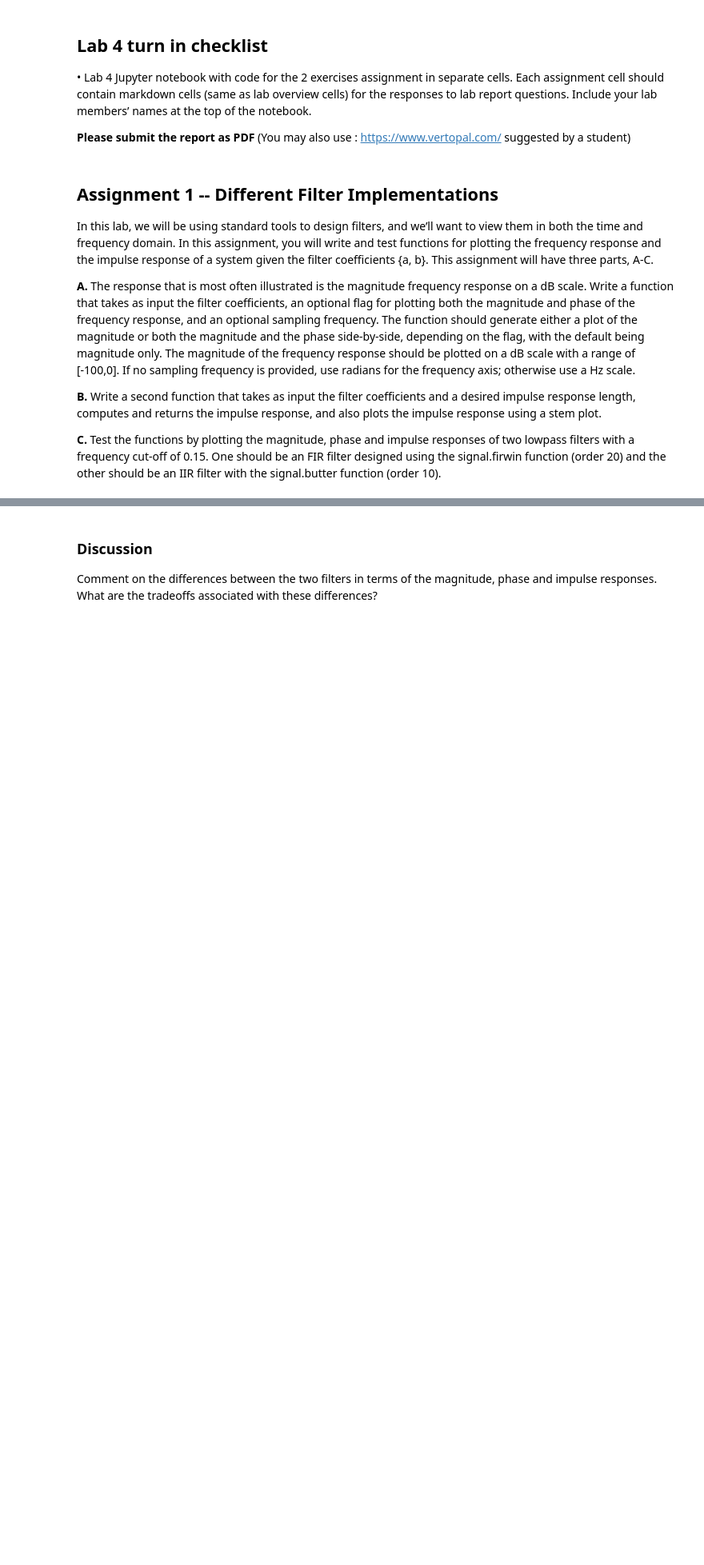
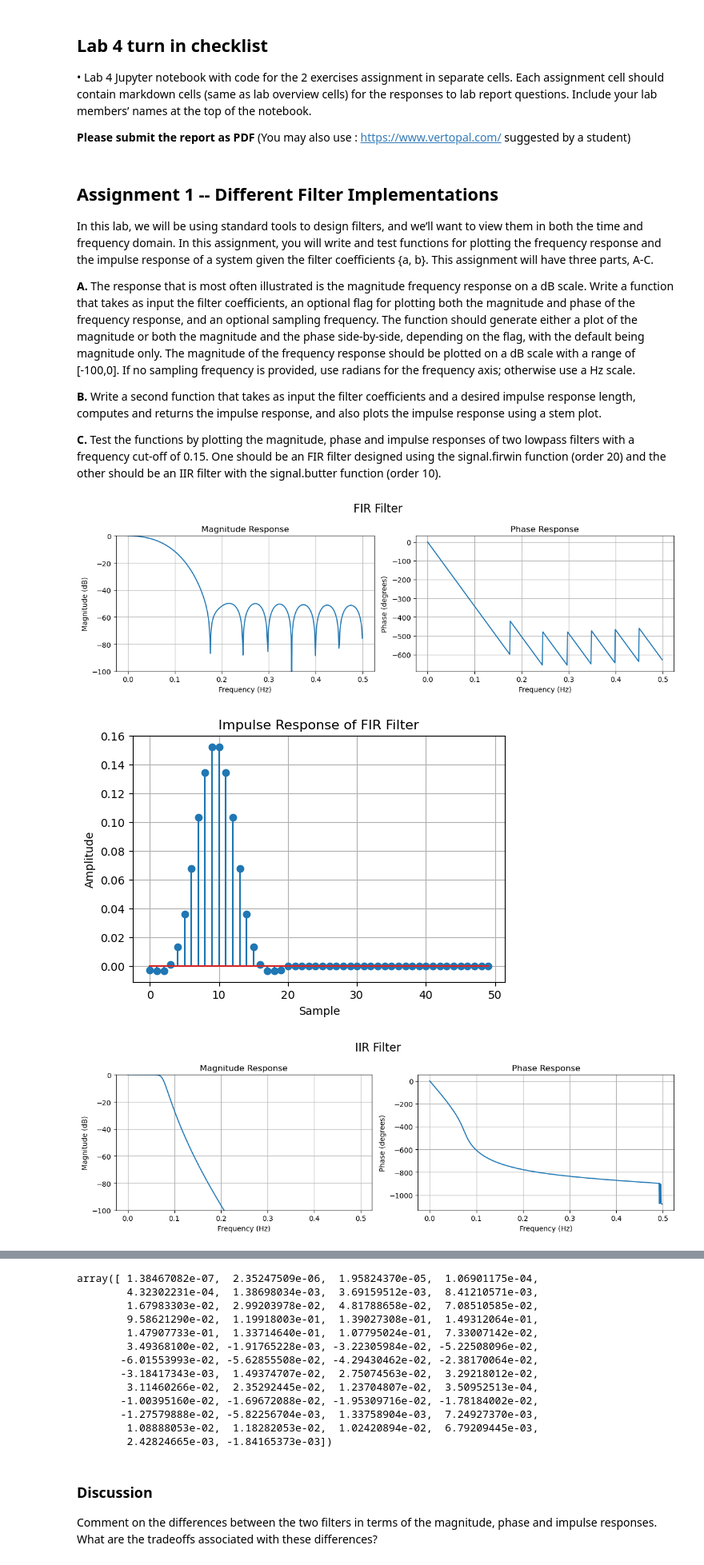
Before and after one commit to waterTurtleFly/EE242_Lab4, a Jupyter notebook: EE242_Lab4.ipynb, the cells around one changed output, grey strips where cells are left out. Shown at 80% size. Saved outputs shown, nothing was run; the diff lists cells and outputs as text; code cells hidden in the pictures; blank space fills up the shorter version.

```diff
--- a/EE242_Lab4.ipynb
+++ b/EE242_Lab4.ipynb
@@ -124,22 +124,70 @@ In this lab, we will be using standard tools to design filters, and we’ll want
 # %%
 # Assignment 1 - Different Filter Implementations
 
 # Part A
-def plot_mag_freq_response(b, a, plot_phase = 0, fs = 0):
+def plot_mag_freq_response(b, a,title, plot_phase = 0, fs = 0):
     # First generate H(omega) as described above in Briefing section (or use functions)
+    w,h_phase = sig.freqz(b,a) #generates the frequency and phase change of the signal
     # plot_phase and fs are 0 by default, feel free to change the default values
     # If plot_phase is 0, do not plot the phase response, else plot the phase response
     # If fs is 0, the x axis would be in radians, otherwise it would be in Hz based on the sampling frequency provided
-    # Use signal.freqz to get your frequency response
+    if fs: #if fs is any other value than 0
+        w = w*fs/(2*np.pi)
+
+    fig, axs = plt.subplots(1, 1+plot_phase, figsize=(12, 4)) #2 plots if plot_phase = 1, 1 plot if plot_phase = 0
+    fig.suptitle(title, fontsize=16)
+
+    axs[0].plot(w, 20 * np.log10(np.abs(h_phase)))
+    axs[0].set_ylim([-100, 0])
+    axs[0].set_title("Magnitude Response")
+    axs[0].set_ylabel("Magnitude (dB)")
+    axs[0].set_xlabel("Frequency (Hz)" if fs else "Frequency (radians)")
+    axs[0].grid()
+
+    if plot_phase:
+        angles = np.unwrap(np.angle(h_phase))
+        axs[1].plot(w, np.rad2deg(angles))
+        axs[1].set_title("Phase Response")
+        axs[1].set_ylabel("Phase (degrees)")
+        axs[1].set_xlabel("Frequency (Hz)" if fs else "Frequency (radians)")
+        axs[1].grid()
+
+    plt.tight_layout()
+    plt.show()
+
     return
 
 # Part B
 
-def plot_impulse_response(b, a, impulse_length):
+def plot_impulse_response(b, a, title, impulse_length):
     # Step 1: Use signal.lfilter to generate a filter
+    imp = np.zeros(impulse_length) #create impulse array
+    imp[0] = 1 #initialize array
+    h_imp = sig.lfilter(b,a,imp) #generate impulse response
     # Step 2: Plot impulse response
+    plt.figure(figsize=(6, 4))
+    plt.stem(h_imp)
+    plt.title("Impulse Response of " + title)
+    plt.xlabel("Sample")
+    plt.ylabel("Amplitude")
+    plt.grid()
+    plt.show()
     # Step 3: return H(omega)
-    return
+    return h_imp
 
 # Part C
 # Use signal.firwin and signal.butter to generate your b and a coefficients, then plot using the two functions above
+#FIR FILTER
+b = sig.firwin(20, 0.15)
+a = 1
+plot_mag_freq_response(b, a, "FIR Filter", plot_phase=1, fs=1)
+plot_impulse_response(b, a, "FIR Filter", 50)
+
+#IIR FILTER
+b,a = sig.butter(10, 0.15, btype='low', analog=False)
+plot_mag_freq_response(b, a, "IIR Filter", plot_phase=1, fs=1)
+plot_impulse_response(b, a, "IIR Filter", 50)
+# %% [output]
+[figure, added]
+[figure, added]
+[figure, added]
@@ -146,3 +195,16 @@ def plot_impulse_response(b, a, impulse_length):
+array([ 1.38467082e-07,  2.35247509e-06,  1.95824370e-05,  1.06901175e-04,
+        4.32302231e-04,  1.38698034e-03,  3.69159512e-03,  8.41210571e-03,
+        1.67983303e-02,  2.99203978e-02,  4.81788658e-02,  7.08510585e-02,
+        9.58621290e-02,  1.19918003e-01,  1.39027308e-01,  1.49312064e-01,
+        1.47907733e-01,  1.33714640e-01,  1.07795024e-01,  7.33007142e-02,
+        3.49368100e-02, -1.91765228e-03, -3.22305984e-02, -5.22508096e-02,
+       -6.01553993e-02, -5.62855508e-02, -4.29430462e-02, -2.38170064e-02,
+       -3.18417343e-03,  1.49374707e-02,  2.75074563e-02,  3.29218012e-02,
+        3.11460266e-02,  2.35292445e-02,  1.23704807e-02,  3.50952513e-04,
+       -1.00395160e-02, -1.69672088e-02, -1.95309716e-02, -1.78184002e-02,
+       -1.27579888e-02, -5.82256704e-03,  1.33758904e-03,  7.24927370e-03,
+        1.08888053e-02,  1.18282053e-02,  1.02420894e-02,  6.79209445e-03,
+        2.42824665e-03, -1.84165373e-03])
 # %% [markdown]
 ###  Discussion
 
```
Also changed, not shown: parts of 1 cell of this notebook.
